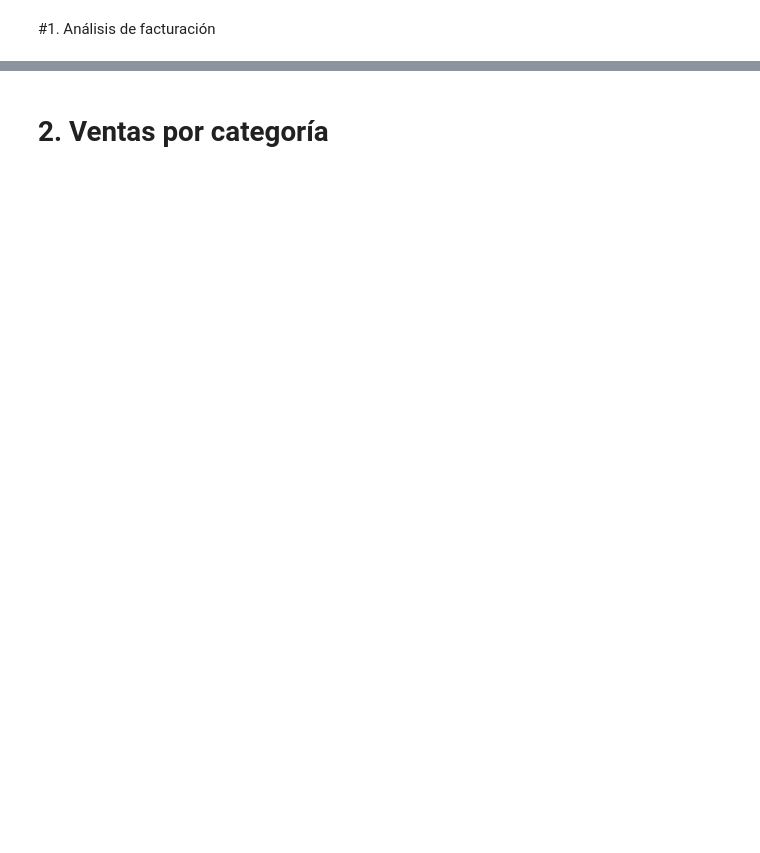
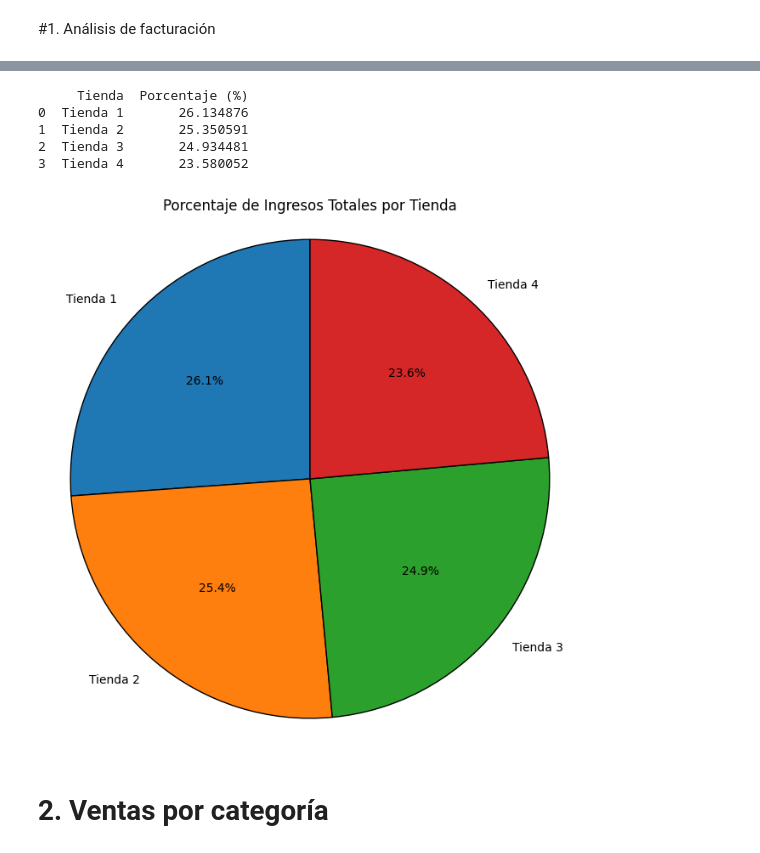
Before and after one commit to NathanENc/challengue_data_science, a Jupyter notebook: AluraStoreLatam.ipynb, the cells around one changed output, grey strips where cells are left out. Cells and saved outputs as stored; diff of their text form; code cells hidden in the pictures; blank space fills up the shorter version.

```diff
--- a/AluraStoreLatam.ipynb
+++ b/AluraStoreLatam.ipynb
@@ -34,2 +77,45 @@ ingresos_tienda = {
+# %%
+import matplotlib.pyplot as plt
+
+# Reutilizar el diccionario de ingresos
+ingresos_tiendas = {
+    'Tienda 1': tienda['Precio'].sum(),
+    'Tienda 2': tienda2['Precio'].sum(),
+    'Tienda 3': tienda3['Precio'].sum(),
+    'Tienda 4': tienda4['Precio'].sum()
+}
+
+# Crear DataFrame con porcentajes
+total_ingresos = sum(ingresos_tiendas.values())
+porcentaje_ingresos = {tienda: (ingreso / total_ingresos) * 100 for tienda, ingreso in ingresos_tiendas.items()}
+
+tabla_porcentajes = pd.DataFrame({
+    "Tienda": list(porcentaje_ingresos.keys()),
+    "Porcentaje (%)": list(porcentaje_ingresos.values())
+})
+
+# Mostrar tabla (opcional en notebooks)
+print(tabla_porcentajes)
+
+# Crear gráfico de pastel
+plt.figure(figsize=(8, 8))
+plt.pie(
+    tabla_porcentajes["Porcentaje (%)"],
+    labels=tabla_porcentajes["Tienda"],
+    autopct="%1.1f%%",
+    startangle=90,
+    wedgeprops={"edgecolor": "black"}
+)
+
+plt.title("Porcentaje de Ingresos Totales por Tienda")
+plt.axis("equal")
+plt.show()
+# %% [output]
+     Tienda  Porcentaje (%)
+0  Tienda 1       26.134876
+1  Tienda 2       25.350591
+2  Tienda 3       24.934481
+3  Tienda 4       23.580052
+[figure, added]
 # %% [markdown]
 # 2. Ventas por categoría
```
Also changed, not shown: parts of 8 cells of this notebook.
